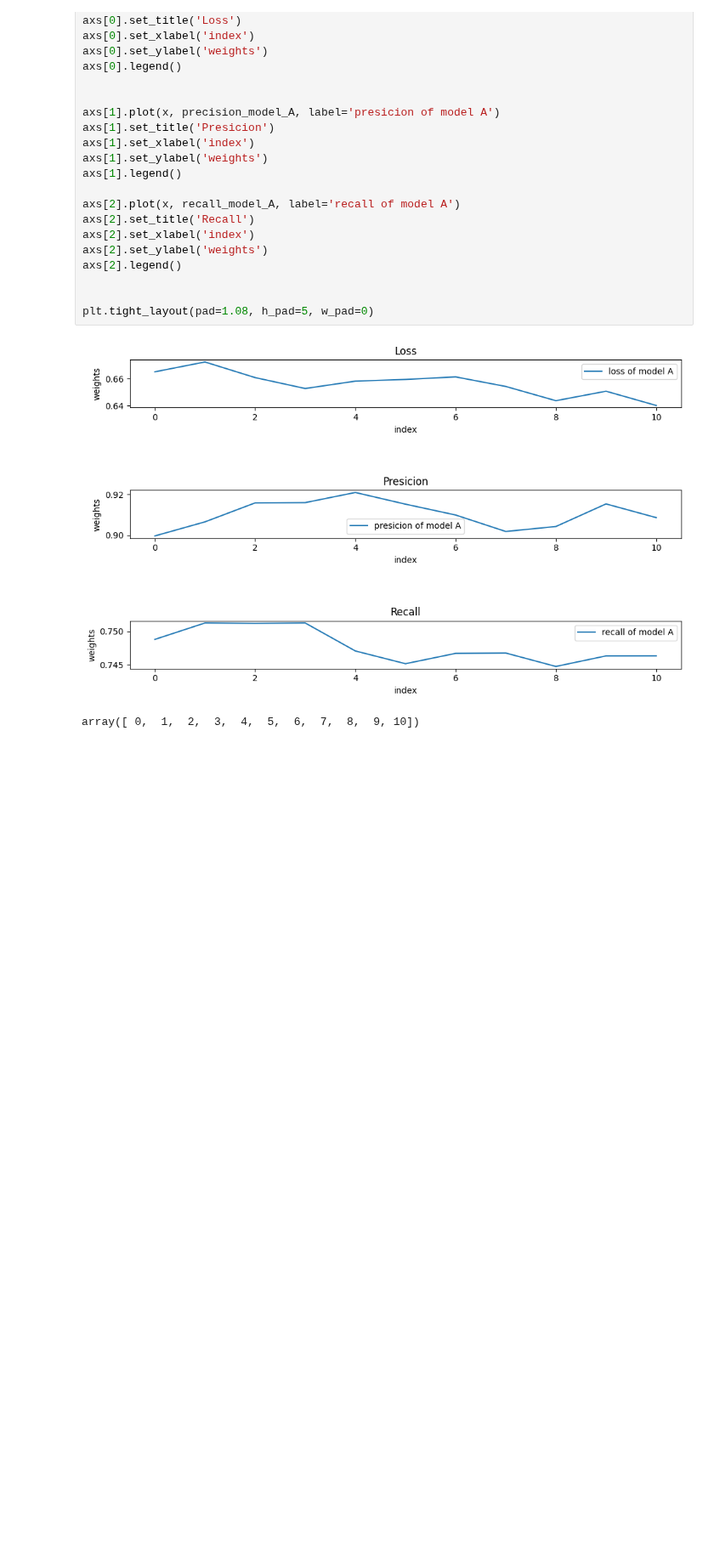
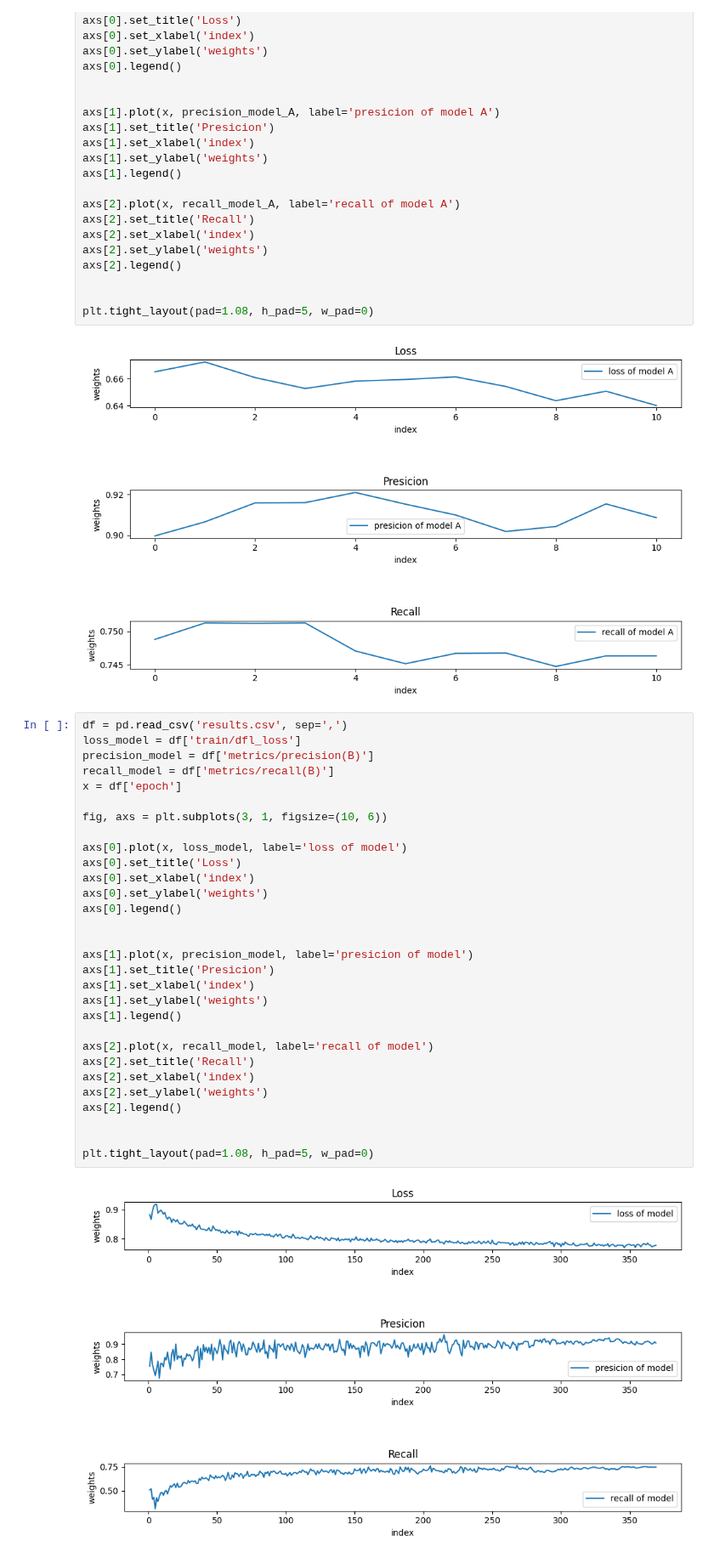
Before and after one commit to Balots/train, a Jupyter notebook: AMO/AMOL_5/AMOL_5.ipynb, the cells around one changed output. Shown at 85% size. Saved outputs shown, nothing was run; the diff lists cells and outputs as text; blank space fills up the shorter version.

```diff
--- a/AMO/AMOL_5/AMOL_5.ipynb
+++ b/AMO/AMOL_5/AMOL_5.ipynb
@@ -121,5 +121,34 @@ plt.tight_layout(pad=1.08, h_pad=5, w_pad=0)
 # %% [output]
 [figure]
 # %%
+df = pd.read_csv('results.csv', sep=',')
+loss_model = df['train/dfl_loss']
+precision_model = df['metrics/precision(B)']
+recall_model = df['metrics/recall(B)']
+x = df['epoch']
+
+fig, axs = plt.subplots(3, 1, figsize=(10, 6))
+
+axs[0].plot(x, loss_model, label='loss of model')
+axs[0].set_title('Loss')
+axs[0].set_xlabel('index')
+axs[0].set_ylabel('weights')
+axs[0].legend()
+
+
+axs[1].plot(x, precision_model, label='presicion of model')
+axs[1].set_title('Presicion')
+axs[1].set_xlabel('index')
+axs[1].set_ylabel('weights')
+axs[1].legend()
+
+axs[2].plot(x, recall_model, label='recall of model')
+axs[2].set_title('Recall')
+axs[2].set_xlabel('index')
+axs[2].set_ylabel('weights')
+axs[2].legend()
+
+
+plt.tight_layout(pad=1.08, h_pad=5, w_pad=0)
 # %% [output]
-array([ 0,  1,  2,  3,  4,  5,  6,  7,  8,  9, 10])
+[figure, added]
```
Also changed, not shown: parts of 7 cells of this notebook, 13 other files.
